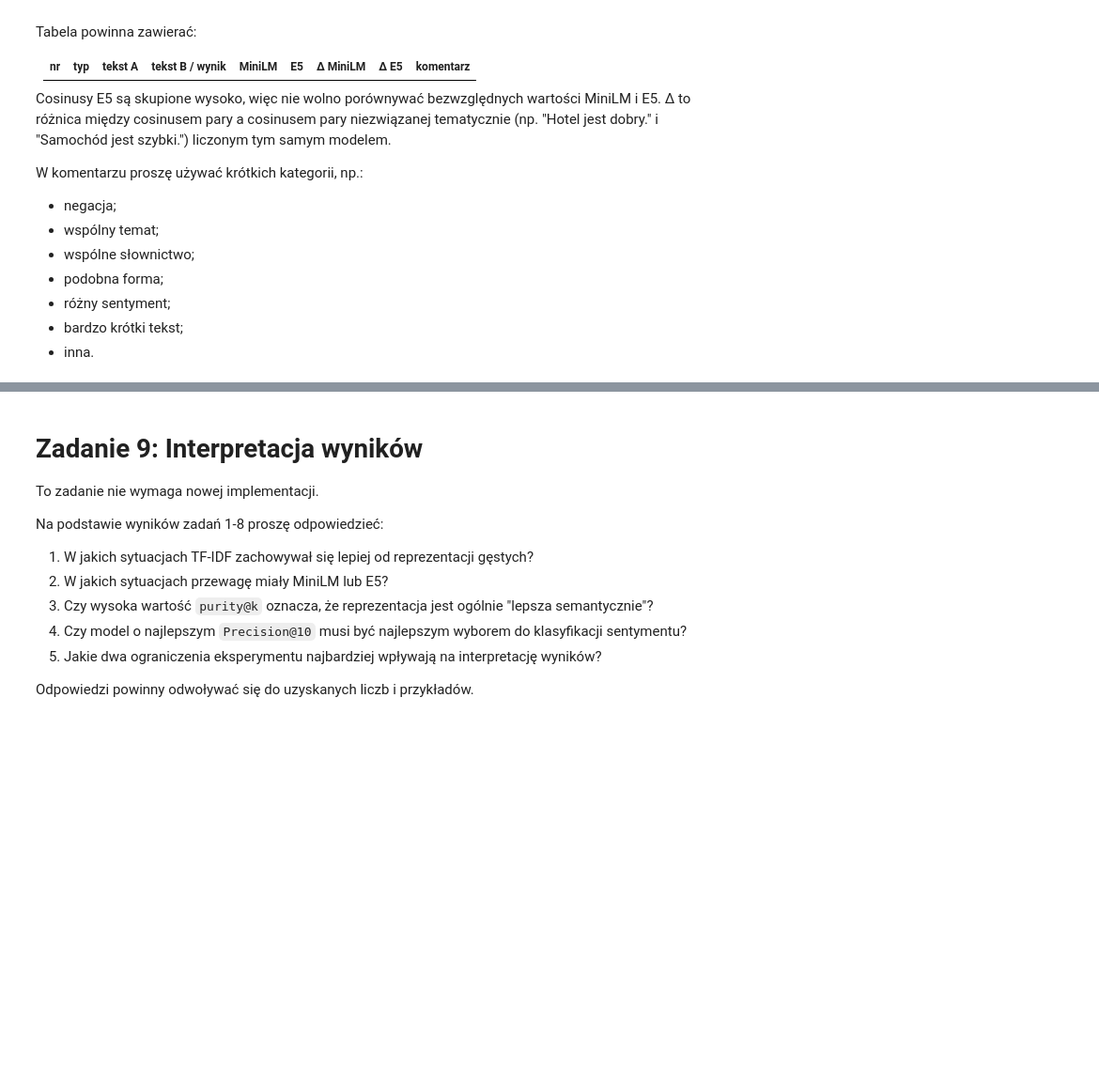
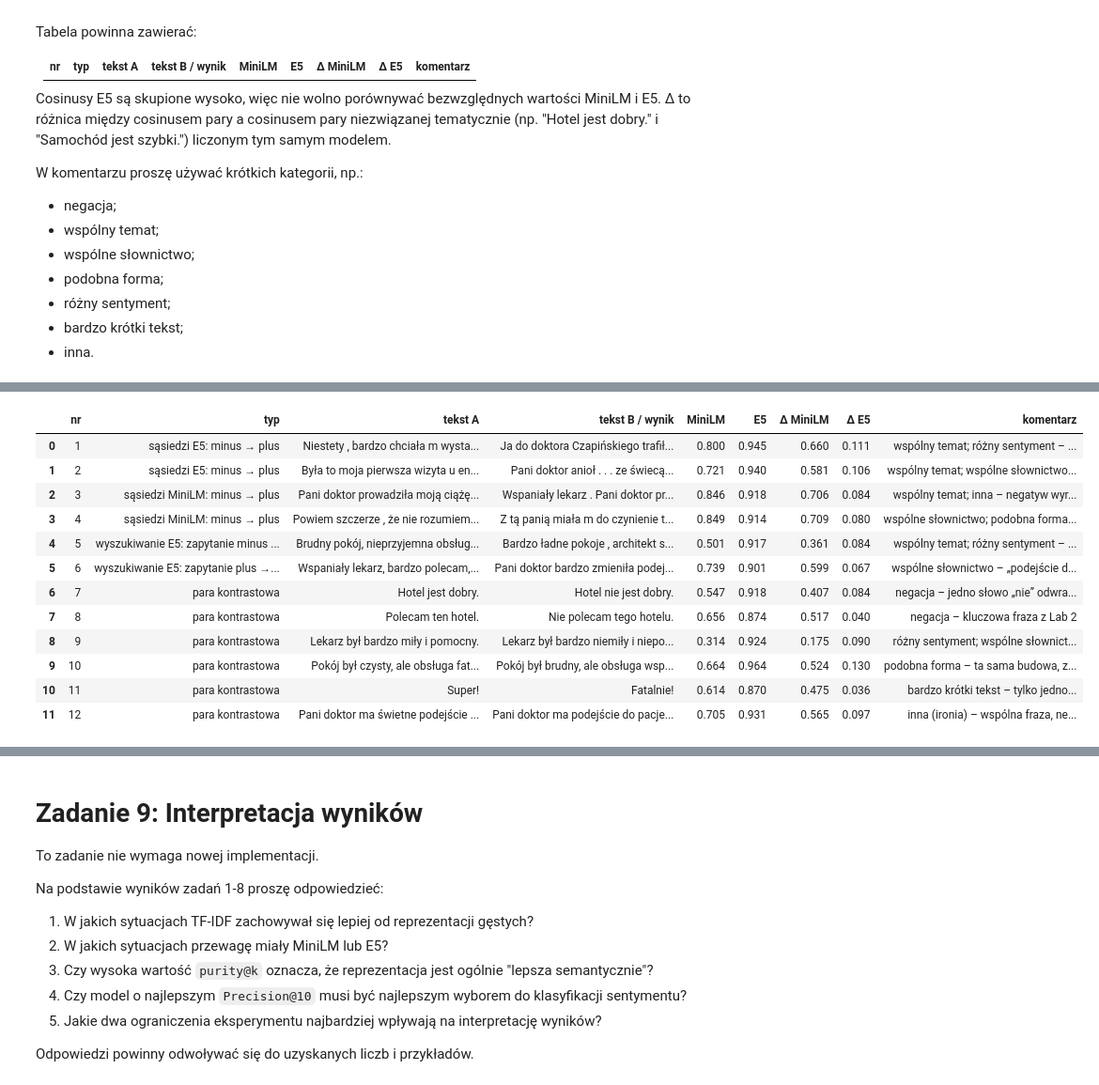
Before and after one commit to dmarek03/nlp-course, a Jupyter notebook: lab_3/003_From_Tokens_to_Embeddings.ipynb, the cells around one changed output, grey strips where cells are left out. Shown at 94% size. Drawn from its saved outputs; the diff is of its cells as text; code cells hidden in the pictures; blank space fills up the shorter version.

```diff
--- a/lab_3/003_From_Tokens_to_Embeddings.ipynb
+++ b/lab_3/003_From_Tokens_to_Embeddings.ipynb
@@ -318,3 +779,72 @@ W komentarzu proszę używać krótkich kategorii, np.:
 - inna.
 # %%
 # Proszę znaleźć 6 przypadków z danych, przygotować 6 par kontrastowych i zbudować tabelę 12 przypadków.
+
+def doc(i):
+    return sample_df.loc[i, "text"]
+
+cases = [
+    # --- 6 przypadków z danych ---
+    ("sąsiedzi E5: minus → plus", doc(620), doc(785), "symmetric",
+     "wspólny temat; różny sentyment – oba o leczeniu migreny, jeden rozczarowany, drugi wdzięczny"),
+    ("sąsiedzi E5: minus → plus", doc(207), doc(891), "symmetric",
+     "wspólny temat; wspólne słownictwo – pierwsza wizyta u endokrynologa, przeciwna ocena"),
+    ("sąsiedzi MiniLM: minus → plus", doc(21), doc(942), "symmetric",
+     "wspólny temat; inna – negatyw wyrażony pośrednio („zmieniłam lekarza, najlepszy wybór”)"),
+    ("sąsiedzi MiniLM: minus → plus", doc(294), doc(105), "symmetric",
+     "wspólne słownictwo; podobna forma – „pani doktor miła”, ale w A to wstęp do krytyki"),
+    ("wyszukiwanie E5: zapytanie minus → dokument plus",
+     "Brudny pokój, nieprzyjemna obsługa, zdecydowanie odradzam ten hotel.", doc(365), "search",
+     "wspólny temat; różny sentyment – na 1. miejscu pozytywna recenzja pokoju"),
+    ("wyszukiwanie E5: zapytanie plus → dokument minus",
+     "Wspaniały lekarz, bardzo polecam, profesjonalne i miłe podejście do pacjenta.", doc(61), "search",
+     "wspólne słownictwo – „podejście do pacjenta” w recenzji negatywnej"),
+    # --- 6 par kontrastowych ---
+    ("para kontrastowa", "Hotel jest dobry.", "Hotel nie jest dobry.", "symmetric",
+     "negacja – jedno słowo „nie” odwraca sentyment"),
+    ("para kontrastowa", "Polecam ten hotel.", "Nie polecam tego hotelu.", "symmetric",
+     "negacja – kluczowa fraza z Lab 2"),
+    ("para kontrastowa", "Lekarz był bardzo miły i pomocny.", "Lekarz był bardzo niemiły i niepomocny.", "symmetric",
+     "różny sentyment; wspólne słownictwo – przeciwieństwo przez przedrostek „nie-”"),
+    ("para kontrastowa", "Pokój był czysty, ale obsługa fatalna.", "Pokój był brudny, ale obsługa wspaniała.", "symmetric",
+     "podobna forma – ta sama budowa, zamienione oceny aspektów"),
+    ("para kontrastowa", "Super!", "Fatalnie!", "symmetric",
+     "bardzo krótki tekst – tylko jedno słowo oceniające"),
+    ("para kontrastowa", "Pani doktor ma świetne podejście do pacjenta.",
+     "Pani doktor ma podejście do pacjenta, jakiego nie życzę nikomu.", "symmetric",
+     "inna (ironia) – wspólna fraza, negatyw wyrażony pośrednio"),
+]
+
+E5_PREFIXES = {"symmetric": ("query: ", "query: "), "search": ("query: ", "passage: ")}
+
+def pair_cos(model, a, b, prefix_a="", prefix_b=""):
+    emb = model.encode([prefix_a + a, prefix_b +b],normalize_embeddings=True)
+    return float(emb[0] @ emb[1])
+
+
+base_minilm = pair_cos(models["MiniLM"], "Hotel jest dobry.", "Samochód jest szybki.")
+base_e5 = pair_cos(models["E5"], "Hotel jest dobry.", "Samochód jest szybki.", "query: ", "query: ")
+
+
+rows = []
+
+for nr, (t, a, b, mode, comment) in enumerate(cases, start=1):
+    m = pair_cos(models["MiniLM"], a, b)
+    e =  pair_cos(models["E5"], a, b, *E5_PREFIXES[mode])
+
+    rows.append({
+        "nr": nr,
+        "typ": t,
+        "tekst A": a[:120],
+        "tekst B / wynik": b[:120],
+        "MiniLM": m,
+        "E5": e,
+        "Δ MiniLM": m-base_minilm,
+        "Δ E5": e-base_e5,
+        "komentarz": comment,
+    })
+
+cases_df =  pd.DataFrame(rows).round(3)
+print(f"Punkt odniesienia (Hotel jest dobry. / Samochód jest szybki.): MiniLM {base_minilm:.3f}, E5 {base_e5:.3f}")
+cases_df
+# %% [output]
@@ -320,0 +852,13 @@ W komentarzu proszę używać krótkich kategorii, np.:
+|  | nr | typ | tekst A | tekst B / wynik | MiniLM | E5 | Δ MiniLM | Δ E5 | komentarz |
+| 0 | 1 | sąsiedzi E5: minus → plus | Niestety , bardzo chciała m wysta... | Ja do doktora Czapińskiego trafił... | 0.800 | 0.945 | 0.660 | 0.111 | wspólny temat; różny sentyment – ... |
+| 1 | 2 | sąsiedzi E5: minus → plus | Była to moja pierwsza wizyta u en... | Pani doktor anioł . . . ze świecą... | 0.721 | 0.940 | 0.581 | 0.106 | wspólny temat; wspólne słownictwo... |
+| 2 | 3 | sąsiedzi MiniLM: minus → plus | Pani doktor prowadziła moją ciążę... | Wspaniały lekarz . Pani doktor pr... | 0.846 | 0.918 | 0.706 | 0.084 | wspólny temat; inna – negatyw wyr... |
+| 3 | 4 | sąsiedzi MiniLM: minus → plus | Powiem szczerze , że nie rozumiem... | Z tą panią miała m do czynienie t... | 0.849 | 0.914 | 0.709 | 0.080 | wspólne słownictwo; podobna forma... |
+| 4 | 5 | wyszukiwanie E5: zapytanie minus ... | Brudny pokój, nieprzyjemna obsług... | Bardzo ładne pokoje , architekt s... | 0.501 | 0.917 | 0.361 | 0.084 | wspólny temat; różny sentyment – ... |
+| 5 | 6 | wyszukiwanie E5: zapytanie plus →... | Wspaniały lekarz, bardzo polecam,... | Pani doktor bardzo zmieniła podej... | 0.739 | 0.901 | 0.599 | 0.067 | wspólne słownictwo – „podejście d... |
+| 6 | 7 | para kontrastowa | Hotel jest dobry. | Hotel nie jest dobry. | 0.547 | 0.918 | 0.407 | 0.084 | negacja – jedno słowo „nie” odwra... |
+| 7 | 8 | para kontrastowa | Polecam ten hotel. | Nie polecam tego hotelu. | 0.656 | 0.874 | 0.517 | 0.040 | negacja – kluczowa fraza z Lab 2 |
+| 8 | 9 | para kontrastowa | Lekarz był bardzo miły i pomocny. | Lekarz był bardzo niemiły i niepo... | 0.314 | 0.924 | 0.175 | 0.090 | różny sentyment; wspólne słownict... |
+| 9 | 10 | para kontrastowa | Pokój był czysty, ale obsługa fat... | Pokój był brudny, ale obsługa wsp... | 0.664 | 0.964 | 0.524 | 0.130 | podobna forma – ta sama budowa, z... |
+| 10 | 11 | para kontrastowa | Super! | Fatalnie! | 0.614 | 0.870 | 0.475 | 0.036 | bardzo krótki tekst – tylko jedno... |
+| 11 | 12 | para kontrastowa | Pani doktor ma świetne podejście ... | Pani doktor ma podejście do pacje... | 0.705 | 0.931 | 0.565 | 0.097 | inna (ironia) – wspólna fraza, ne... |
```
Also changed, not shown: parts of 45 cells of this notebook, 1 other file.
